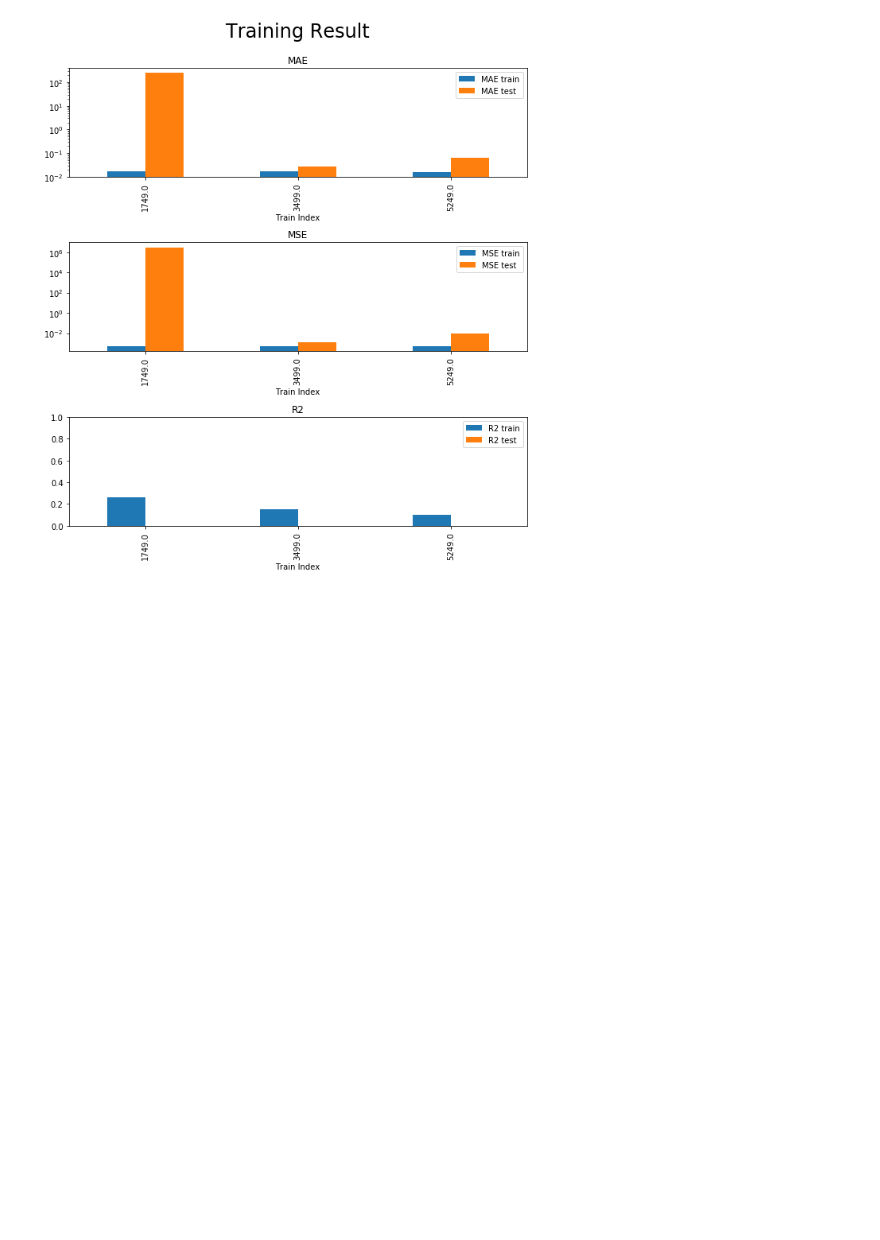
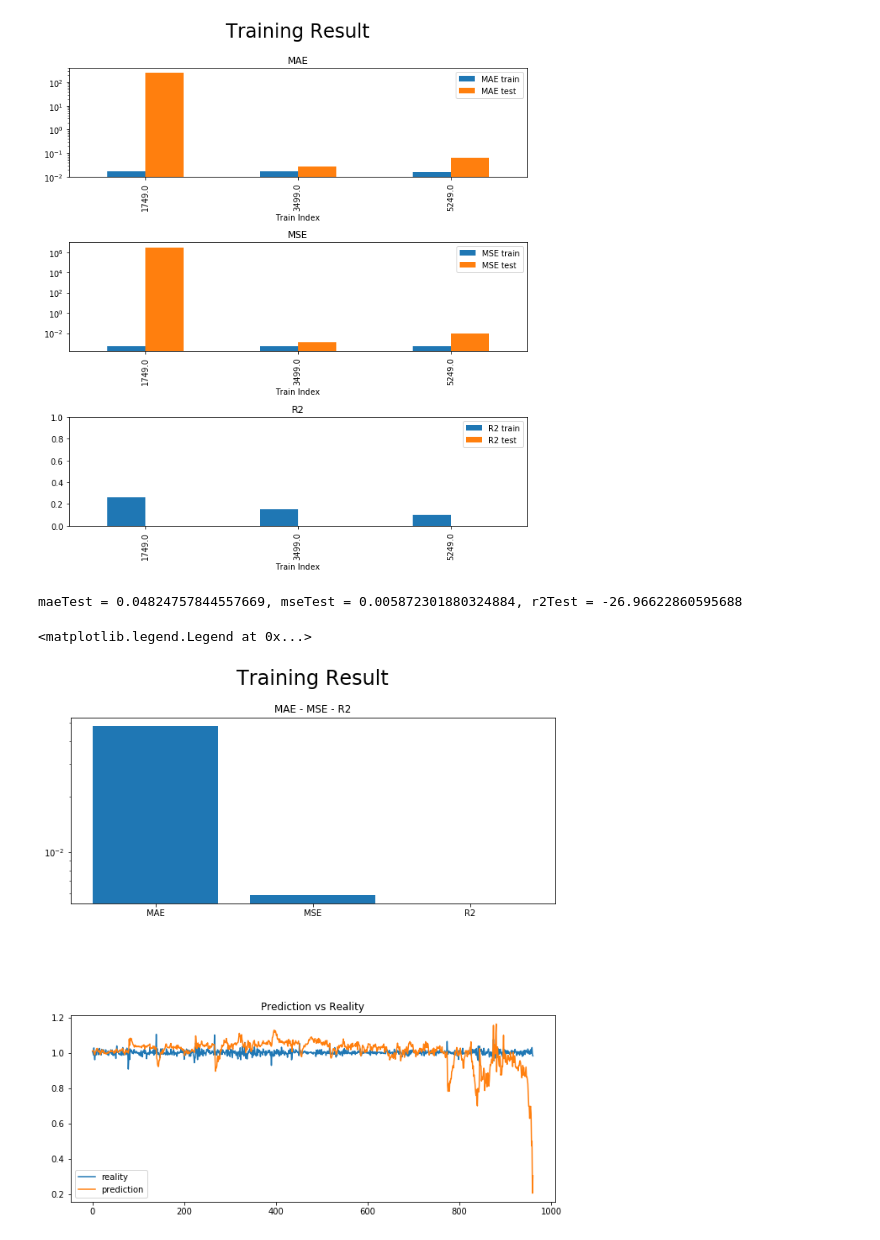
Before and after one commit to tuantran1810/StockPricePrediction, a Jupyter notebook: trainingLinearRegression.ipynb, the cells around one changed output. Saved outputs shown, nothing was run; the diff lists cells and outputs as text; code cells hidden in the pictures; blank space fills up the shorter version.

```diff
--- a/trainingLinearRegression.ipynb
+++ b/trainingLinearRegression.ipynb
@@ -75,3 +75,27 @@ def plotResult(result):
 plotResult(result)
 # %% [output]
 [figure]
+# %%
+Xtest = pd.read_csv("./Data/PreprocessingOutput/Xtest.csv", header = 0).values
+ytest = pd.read_csv("./Data/PreprocessingOutput/ytest.csv", header = 0).values
+
+model, polymodel = _linearRegressionTrain(Xlearn, ylearn)
+Xtest = polymodel.transform(Xtest)
+ypredict = model.predict(Xtest)
+maeTest, mseTest, r2Test = _performance(ytest, ypredict)
+print(f"maeTest = {maeTest}, mseTest = {mseTest}, r2Test = {r2Test}")
+
+fig, axes = plt.subplots(2, 1, figsize=(10, 10))
+plt.suptitle("Training Result", fontsize=24)
+plt.subplots_adjust(left=0.1, top=0.9, right=0.9, bottom=0.1, hspace=0.6)
+axes[0].set_title("MAE - MSE - R2")
+axes[0].bar([0, 1, 2], [maeTest, mseTest, r2Test], align='center', alpha=1, tick_label = ["MAE","MSE", "R2"], log = True)
+
+axes[1].set_title("Prediction vs Reality")
+axes[1].plot(ytest, label = "reality")
+axes[1].plot(ypredict, label = "prediction")
+axes[1].legend()
+# %% [output]
+maeTest = 0.04824757844557669, mseTest = 0.005872301880324884, r2Test = -26.96622860595688
+<matplotlib.legend.Legend at 0x...>
+[figure, added]
```
Also changed, not shown: 1 other file.
